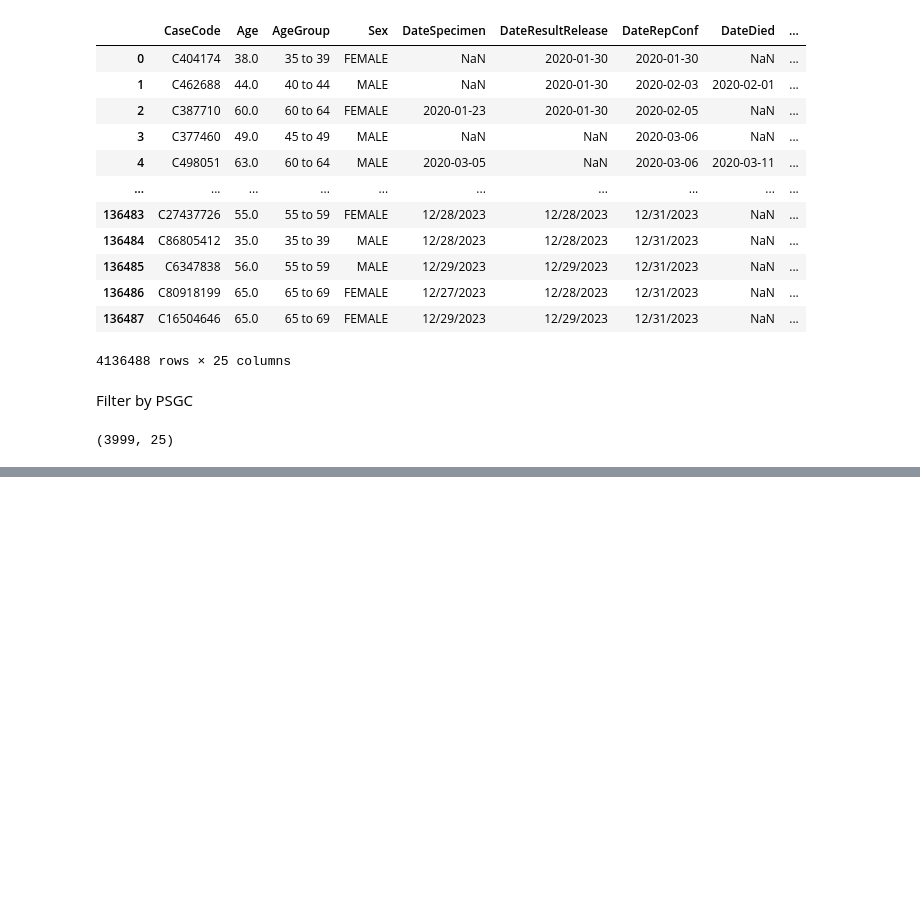
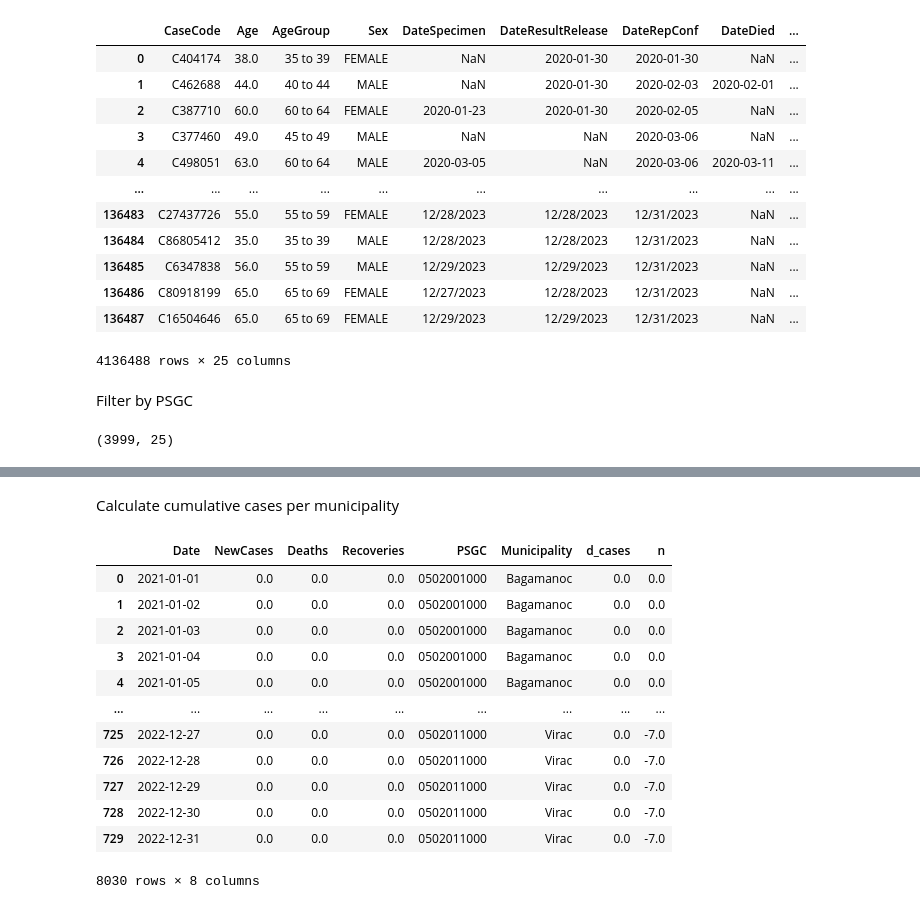
Before and after one commit to dddelacruz/cs198-scl-envi-2425, a Jupyter notebook: 02_data_processing/psgc_case_data.ipynb, the cells around one changed output, grey strips where cells are left out. Drawn from its saved outputs; the diff is of its cells as text; code cells hidden in the pictures; blank space fills up the shorter version.

```diff
--- a/02_data_processing/psgc_case_data.ipynb
+++ b/02_data_processing/psgc_case_data.ipynb
@@ -173,0 +231,4 @@ Only Keep Necessary Columns
+# %%
+df_aggregated["d_cases"] = df_aggregated["NewCases"] - df_aggregated["Deaths"] - df_aggregated["Recoveries"]
+
+df_aggregated
@@ -173,0 +289,43 @@ Only Keep Necessary Columns
+# %% [markdown]
+Calculate cumulative cases per municipality
+# %%
+df_cumsum = pd.DataFrame()
+
+def calculate_cumsum(df, mun):
+    # dataframe with all dates included
+    df_extended = pd.DataFrame()
+    df_extended["Date"] = date_range
+
+    # merge with existing dataframe
+    df_extended = pd.merge(df_extended, df, how='outer', on='Date')
+
+    # add additional data
+    df_extended['PSGC'] = mun
+    df_extended["Municipality"] = df_psgc_mun[df_psgc_mun['psgc_clean'] == mun]['adm3_en'].values[0]
+
+    df_extended = df_extended.fillna(0)
+
+    # compute cumulative data
+    df_extended["n"] = df_extended["d_cases"].cumsum()
+
+    return df_extended
+
+for mun in mun_pgsc:
+    df_mun = calculate_cumsum(df_cases_filtered_date[df_cases_filtered_date["PSGC"]==mun], mun)
+    df_cumsum = pd.concat([df_cumsum, df_mun])
+
+df_cumsum
+# %% [output]
+|  | Date | NewCases | Deaths | Recoveries | PSGC | Municipality | d_cases | n |
+| 0 | 2021-01-01 | 0.0 | 0.0 | 0.0 | 0502001000 | Bagamanoc | 0.0 | 0.0 |
+| 1 | 2021-01-02 | 0.0 | 0.0 | 0.0 | 0502001000 | Bagamanoc | 0.0 | 0.0 |
+| 2 | 2021-01-03 | 0.0 | 0.0 | 0.0 | 0502001000 | Bagamanoc | 0.0 | 0.0 |
+| 3 | 2021-01-04 | 0.0 | 0.0 | 0.0 | 0502001000 | Bagamanoc | 0.0 | 0.0 |
+| 4 | 2021-01-05 | 0.0 | 0.0 | 0.0 | 0502001000 | Bagamanoc | 0.0 | 0.0 |
+| ... | ... | ... | ... | ... | ... | ... | ... | ... |
+| 725 | 2022-12-27 | 0.0 | 0.0 | 0.0 | 0502011000 | Virac | 0.0 | -7.0 |
+| 726 | 2022-12-28 | 0.0 | 0.0 | 0.0 | 0502011000 | Virac | 0.0 | -7.0 |
+| 727 | 2022-12-29 | 0.0 | 0.0 | 0.0 | 0502011000 | Virac | 0.0 | -7.0 |
+| 728 | 2022-12-30 | 0.0 | 0.0 | 0.0 | 0502011000 | Virac | 0.0 | -7.0 |
+| 729 | 2022-12-31 | 0.0 | 0.0 | 0.0 | 0502011000 | Virac | 0.0 | -7.0 |
+8030 rows × 8 columns
```
Also changed, not shown: parts of 28 cells of this notebook, 2 other files.
